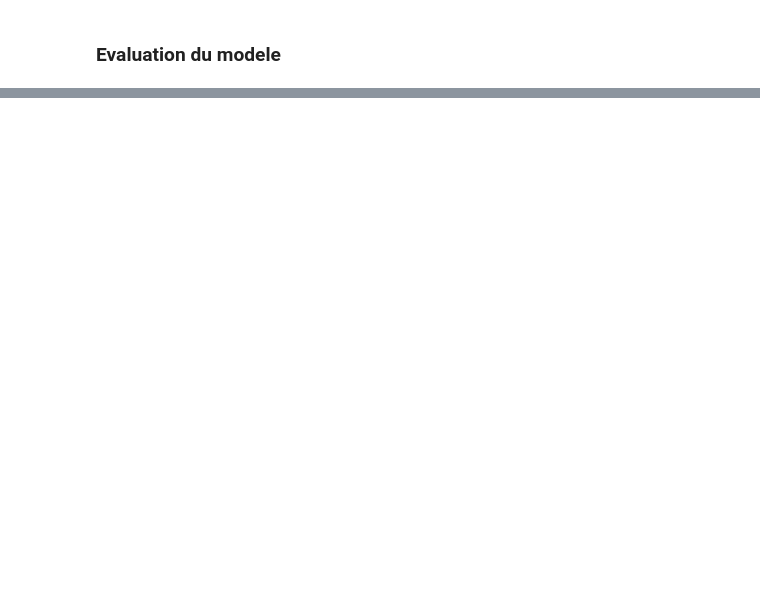
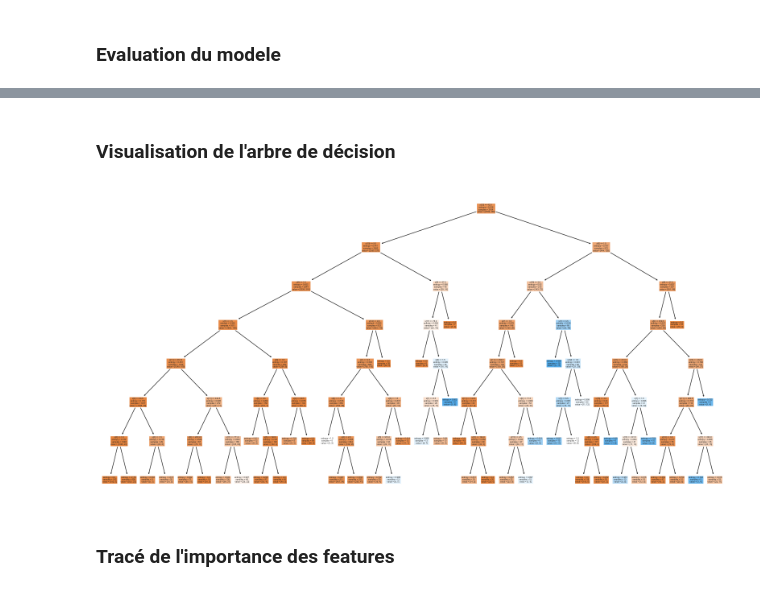
Before and after one commit to Abou29/RandomForest_DecisionTree_AdaBoost_XGBoost_Prediction-souscription, a Jupyter notebook: bank_souscription.ipynb, the cells around one changed output, grey strips where cells are left out. Saved outputs shown, nothing was run; the diff lists cells and outputs as text; code cells hidden in the pictures; blank space fills up the shorter version.

```diff
--- a/bank_souscription.ipynb
+++ b/bank_souscription.ipynb
@@ -499,0 +663,3 @@ print(CV_rfc.best_params_)
+# %%
+# Entrainement du modèle
+CV_dtc.fit(X_train, y_train)
@@ -499,0 +698,17 @@ print(CV_rfc.best_params_)
+# %%
+# Now let's run the model with this parameters
+model_tree = DecisionTreeClassifier(
+    criterion='entropy',
+    random_state=123,
+    max_depth=7,
+    max_features='auto',
+    min_samples_leaf=5,
+    min_samples_split=25
+)
+# Entrainement du modèle d'arbre avec les meilleurs paramètres
+model_tree.fit(X_train, y_train)
+# Prédiction avec les données test
+y_predict_dtc = model_tree.predict(X_test)
+
+# Calcul du score du modèle
+print("Accuracy decision tree (data test): {:0.2f}%.".format(accuracy_score(y_test, y_predict_dtc) * 100))
@@ -499,0 +749,11 @@ print(CV_rfc.best_params_)
+# %% [markdown]
+### Visualisation de l'arbre de décision
+# %%
+plt.figure(figsize=(20,10))
+plot_tree(model_tree, filled=True)
+plt.savefig('decision_tree.png')
+plt.show()
+# %% [output]
+[figure, added]
+# %% [markdown]
+### Tracé de l'importance des features
```
Also changed, not shown: parts of 52 cells of this notebook.
